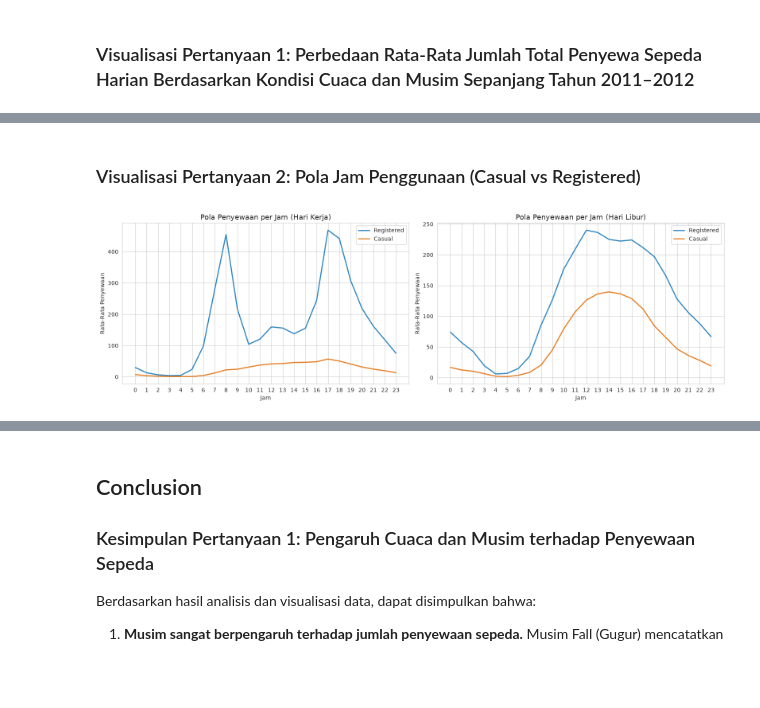
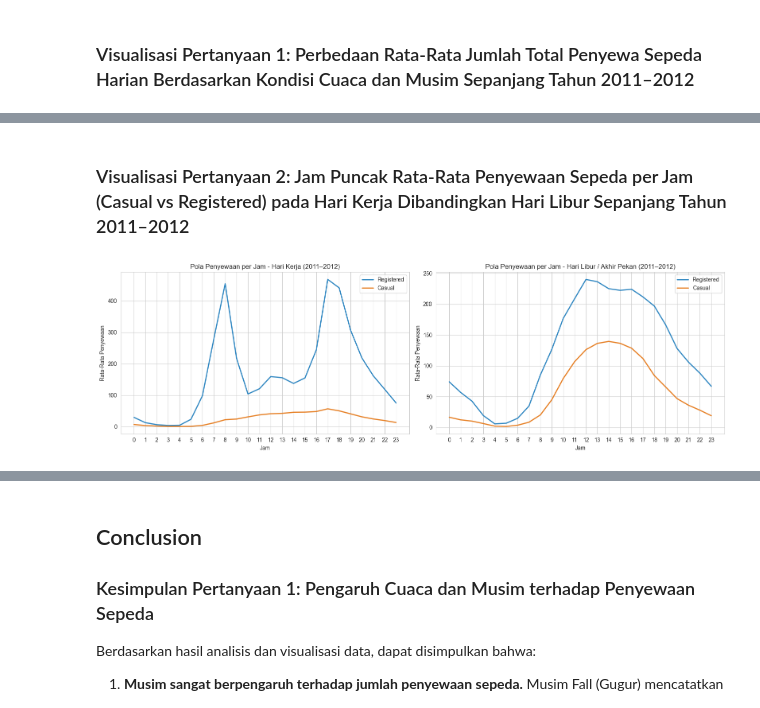
Before and after one commit to primoputra/proyek_analisis_data, a Jupyter notebook: notebook.ipynb, the cells around one changed output, grey strips where cells are left out. Cells and saved outputs as stored; diff of their text form; code cells hidden in the pictures; blank space fills up the shorter version.

```diff
--- a/notebook.ipynb
+++ b/notebook.ipynb
@@ -570,29 +567,29 @@ plt.show()
 # %% [markdown]
-### Visualisasi Pertanyaan 2: Pola Jam Penggunaan (Casual vs Registered)
+### Visualisasi Pertanyaan 2: Jam Puncak Rata-Rata Penyewaan Sepeda per Jam (Casual vs Registered) pada Hari Kerja Dibandingkan Hari Libur Sepanjang Tahun 2011–2012
 # %%
 fig, axes = plt.subplots(nrows=1, ncols=2, figsize=(16, 5))
 
 # Grafik kiri: Hari Kerja
 working_data = hourly_usage_eda[hourly_usage_eda['workingday'] == 'Working Day']
 axes[0].plot(working_data['hr'], working_data['registered'], color='#2E86C1', label='Registered', linewidth=2)
 axes[0].plot(working_data['hr'], working_data['casual'], color='#E67E22', label='Casual', linewidth=2)
-axes[0].set_title('Pola Penyewaan per Jam (Hari Kerja)', fontsize=13)
+axes[0].set_title('Pola Penyewaan per Jam - Hari Kerja (2011–2012)', fontsize=12)
 axes[0].set_xlabel('Jam')
 axes[0].set_ylabel('Rata-Rata Penyewaan')
 axes[0].set_xticks(range(0, 24))
 axes[0].legend()
 
 # Grafik kanan: Hari Libur
 holiday_data = hourly_usage_eda[hourly_usage_eda['workingday'] == 'Holiday/Weekend']
 axes[1].plot(holiday_data['hr'], holiday_data['registered'], color='#2E86C1', label='Registered', linewidth=2)
 axes[1].plot(holiday_data['hr'], holiday_data['casual'], color='#E67E22', label='Casual', linewidth=2)
-axes[1].set_title('Pola Penyewaan per Jam (Hari Libur)', fontsize=13)
+axes[1].set_title('Pola Penyewaan per Jam - Hari Libur / Akhir Pekan (2011–2012)', fontsize=12)
 axes[1].set_xlabel('Jam')
 axes[1].set_ylabel('Rata-Rata Penyewaan')
 axes[1].set_xticks(range(0, 24))
 axes[1].legend()
 
 plt.tight_layout()
 plt.show()
 # %% [output]
-[figure, old version]
+[figure, new version]
```
Also changed, not shown: parts of 8 cells of this notebook.
